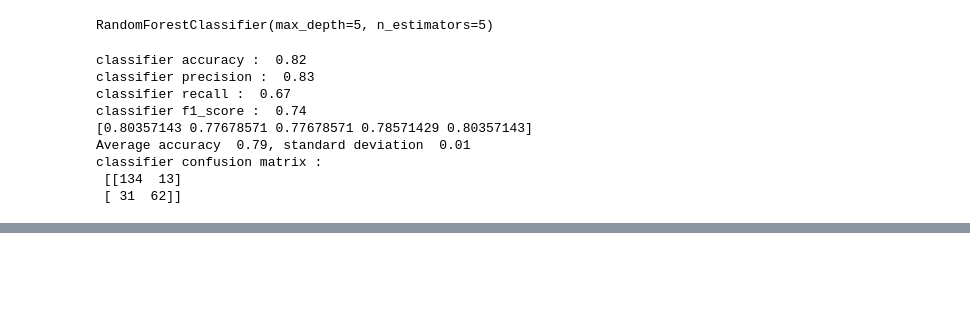
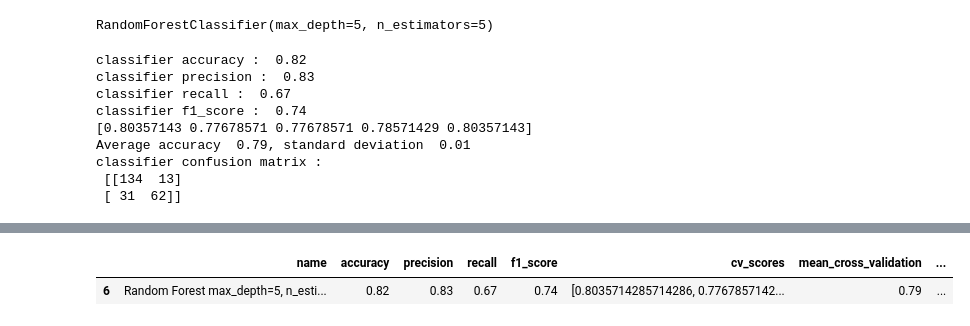
Before and after one commit to 987sebasBeller/Titanic-Survival-Prediction, a Jupyter notebook: EDA_&_prediction/data_analysis_and_prediction_fin.ipynb, the cells around one changed output, grey strips where cells are left out. Drawn from its saved outputs; the diff is of its cells as text; code cells hidden in the pictures; blank space fills up the shorter version.

```diff
--- a/EDA_&_prediction/data_analysis_and_prediction_fin.ipynb
+++ b/EDA_&_prediction/data_analysis_and_prediction_fin.ipynb
@@ -747,3 +785,8 @@ classifier confusion matrix :
+# %%
+model_metrics_df[model_metrics_df["name"]=="Random Forest max_depth=5, n_estimators=5"]
+# %% [output]
+|  | name | accuracy | precision | recall | f1_score | cv_scores | mean_cross_validation | ... |
+| 6 | Random Forest max_depth=5, n_esti... | 0.82 | 0.83 | 0.67 | 0.74 | [0.8035714285714286, 0.7767857142... | 0.79 | ... |
 # %% [markdown]
 # Creative Commons License
 
```
Also changed, not shown: parts of 2 cells of this notebook.
